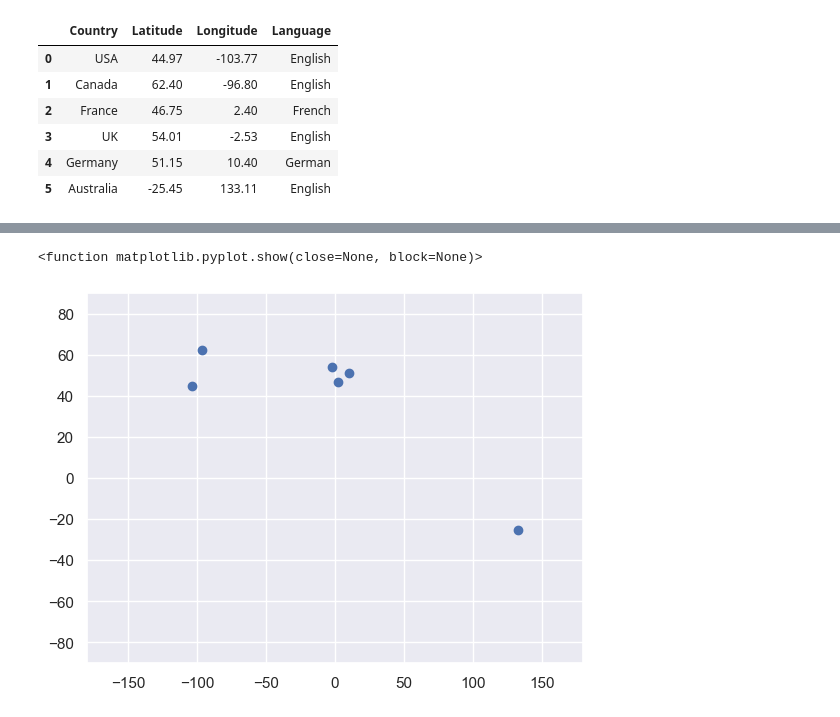
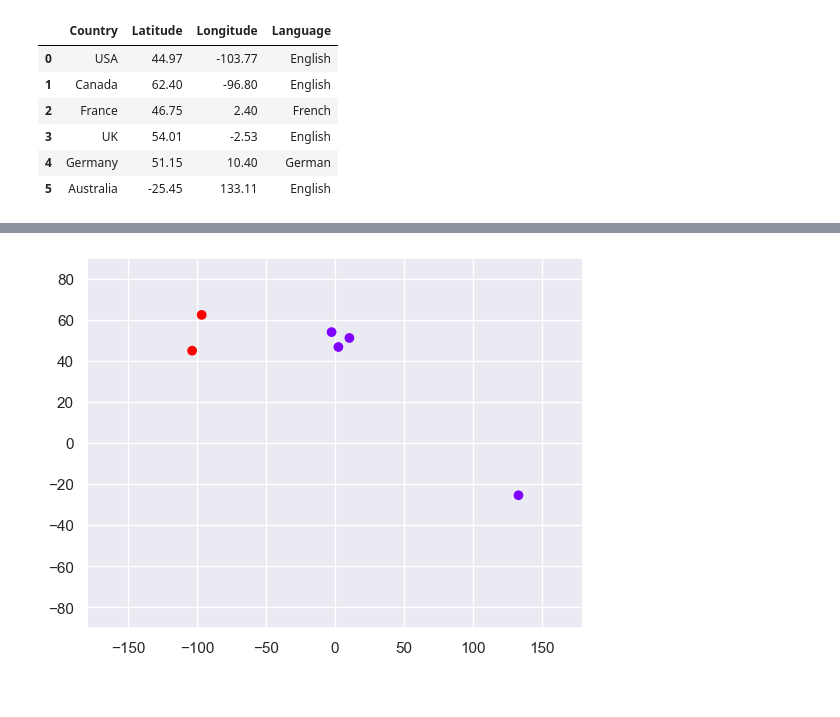
Before and after one commit to WaheedShaq/stats-and-ai-learning, a Jupyter notebook: K-means clustering.ipynb, the cells around one changed output, grey strips where cells are left out. Saved outputs shown, nothing was run; the diff lists cells and outputs as text; code cells hidden in the pictures.

Commit message:
Learned about categorical kmeans with an exercise, and got an introduction to WCSS elbow method

```diff
--- a/K-means clustering.ipynb
+++ b/K-means clustering.ipynb
@@ -18,0 +32,2 @@ data
+# %%
+x = data_mapped.iloc[:,1:4]
@@ -18,0 +44,3 @@ data
+# %%
+kmeans = KMeans(2)
+kmeans.fit(x)
@@ -19,8 +67,7 @@ data
 # %%
-plt.scatter(data['Longitude'],data['Latitude'])
+plt.scatter(data_with_clusters['Longitude'], data_with_clusters['Latitude'], c=data_with_clusters['Cluster'],cmap='rainbow')
 plt.xlim(-180,180)
 plt.ylim(-90,90)
-plt.show
+plt.show()
 # %% [output]
-<function matplotlib.pyplot.show(close=None, block=None)>
-[figure, old version]
+[figure, new version]
```
Also changed, not shown: parts of 19 cells of this notebook, 2 other files.
